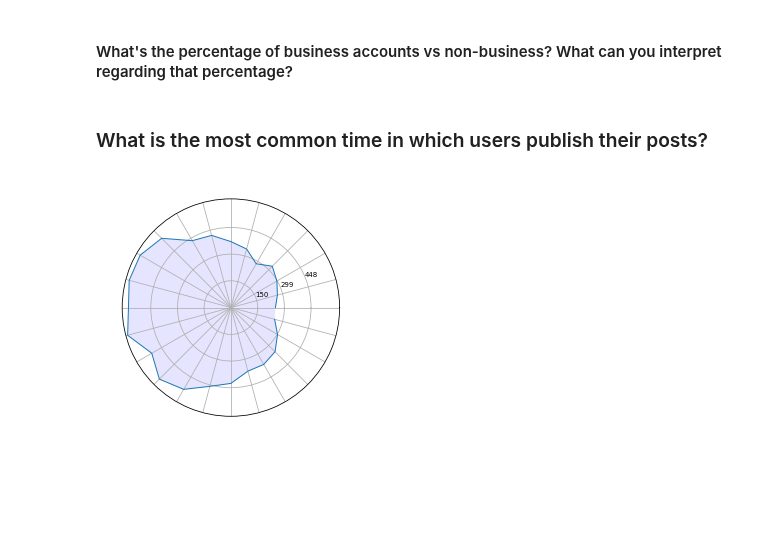
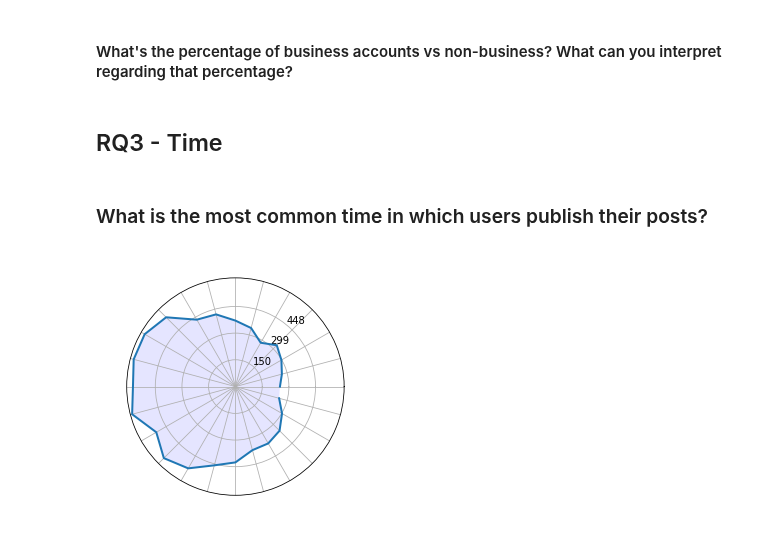
Before and after one commit to Prot10/ADM_HW_2, a Jupyter notebook: adm-matteo.ipynb, the cells around one changed output. Saved outputs shown, nothing was run; the diff lists cells and outputs as text; code cells hidden in the pictures; blank space fills up the shorter version.

```diff
--- a/adm-matteo.ipynb
+++ b/adm-matteo.ipynb
@@ -473,4 +501,6 @@ sns.barplot(y=post_types, x=post_types.index).set(title='Post types')
 # %%
 business_accounts = profiles.df['is_business_account'].value_counts(dropna=False)
 sns.barplot(x=[True, False, '<NA>'], y=business_accounts).set(title='Business Accounts')
+# %% [markdown]
+## RQ3 - Time
 # %% [markdown]
@@ -480,30 +511,33 @@ time = posts.col(['cts'], index=False, nrows=10000)
 # %%
 time['hour'] = time['cts'].map(lambda x: x.hour).astype('Int8')
 
-def clock_graph(hours: pd.Series):
+def clock_graph(hours: pd.Series, labels:list=None):
     N = len(hours)
     # What will be the angle of each axis in the plot? (we divide the plot / number of variable)
     angles = [n / float(N) * 2 * pi for n in range(N)]
-    hours = hours.iloc[-7:].append(hours.iloc[:-7])
+    hours = hours.iloc[-N//4-1:].append(hours.iloc[:-N//4-1])
     # Initialise the spider plot
     ax = plt.subplot(111, polar=True)
 
     # Draw one axe per variable + add labels
-    plt.xticks(angles, hours.index, color='white', size=8)
+    labels = labels if labels is not None else hours.index
+    plt.xticks(angles, labels, color='white', size=15)
 
     # Draw ylabels
-#     ax.set_rlabel_position(100)
+    ax.set_rlabel_position(50)
     M = hours.max()
     ticks = list(map(round, [M/4, M/2, M*3/4]))
-    plt.yticks(ticks, list(map(str, ticks)), color="black", size=7)
+    plt.yticks(ticks, list(map(str, ticks)), color="black", size=10)
     plt.ylim(0,M+10)
 
     # Plot data
-    ax.plot(angles, hours, linewidth=1, linestyle='solid')
+    ax.plot(angles, hours, linewidth=2, linestyle='solid')
 
     # Fill area
     ax.fill(angles, hours, 'b', alpha=0.1)
 
-clock_graph(time.hour.value_counts(sort=False).sort_index(ascending=False))
+hours = time.hour.value_counts(sort=False).sort_index(ascending=False).to_frame()
+
+clock_graph(hours.hour)
 # %% [output]
-[figure, old version]
+[figure, new version]
```
Also changed, not shown: parts of 10 cells of this notebook.
